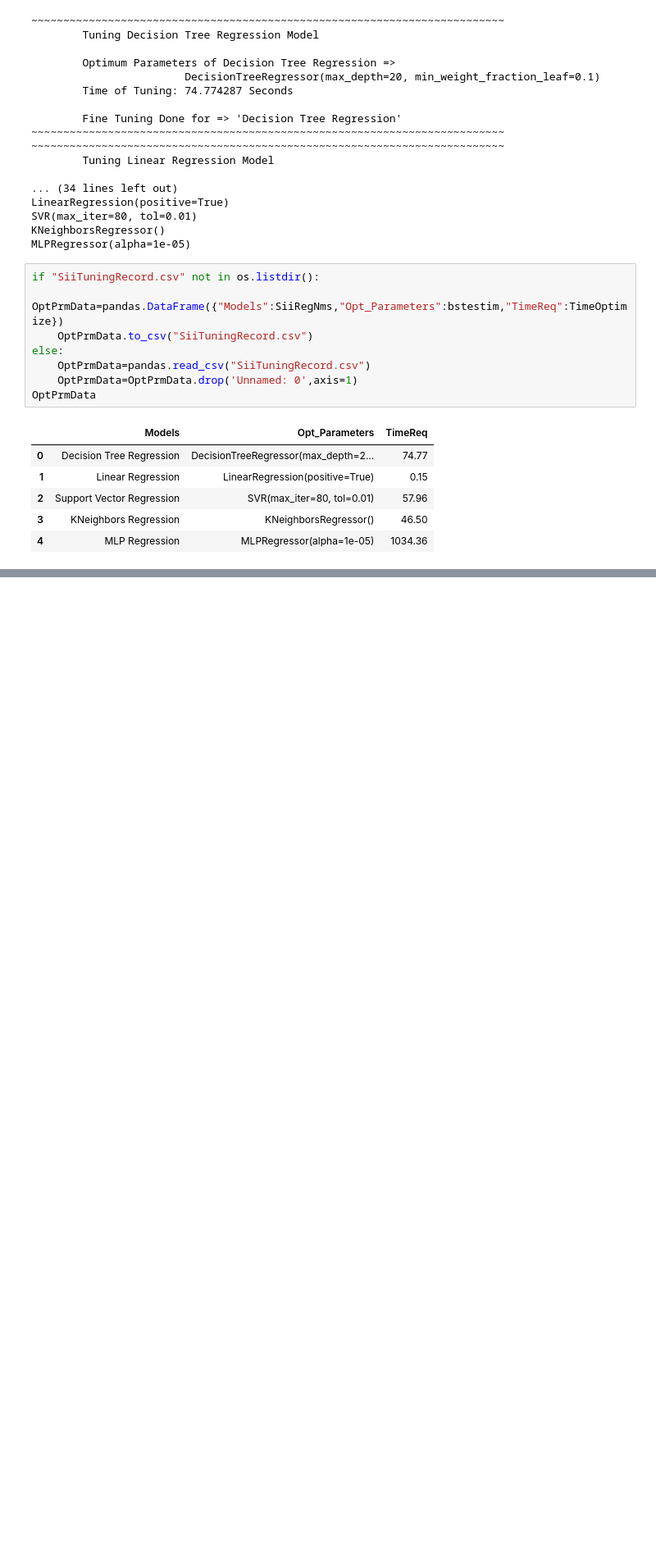
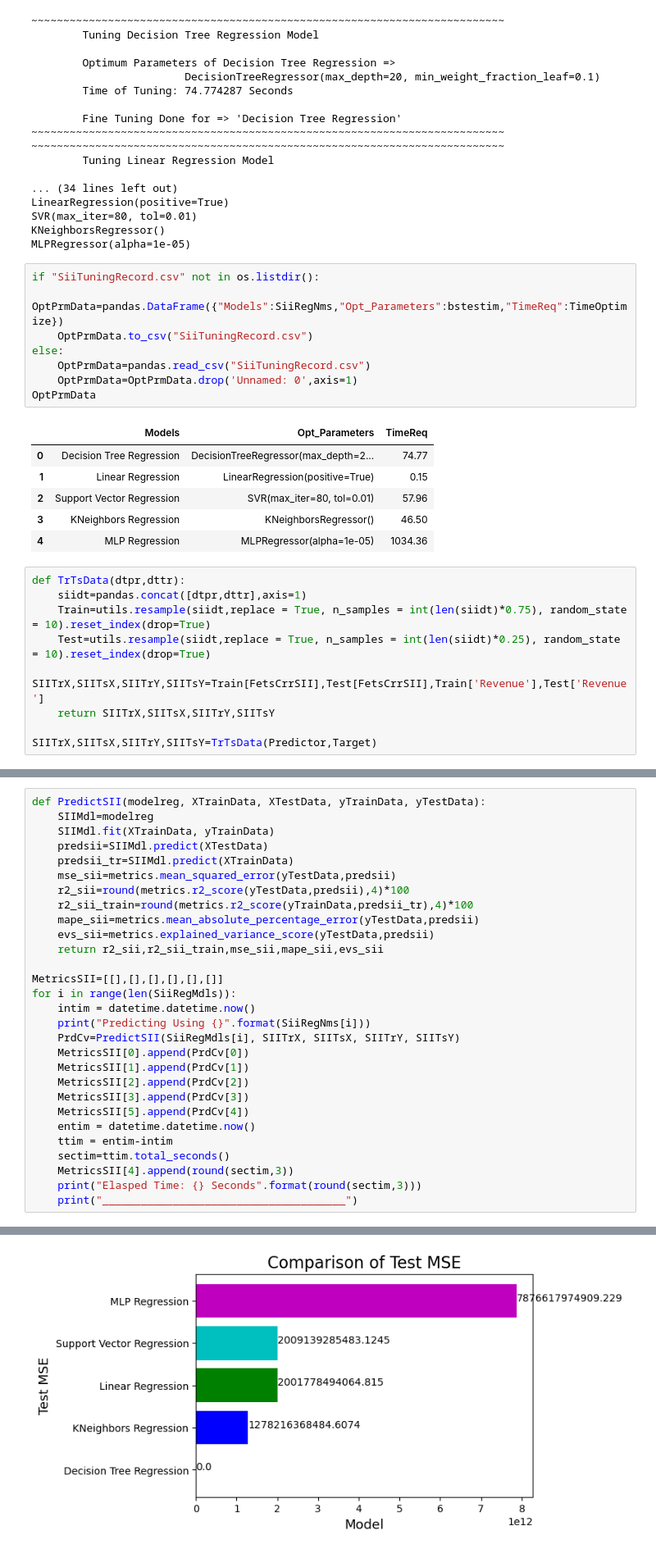
Before and after one commit to manojorugonda/Utilizing-Machine-Learning-for-Predicting-Investment-Trends-in-Startup-Ventures, a Jupyter notebook: Utilizing Machine Learning for Predicting Investment Trends in Startup Ventures (3).ipynb, the cells around one changed output, grey strips where cells are left out. Shown at 82% size. Saved outputs shown, nothing was run; the diff lists cells and outputs as text; blank space fills up the shorter version.

```diff
--- a/Utilizing Machine Learning for Predicting Investment Trends in Startup Ventures (3).ipynb
+++ b/Utilizing Machine Learning for Predicting Investment Trends in Startup Ventures (3).ipynb
@@ -409,3 +409,12 @@ OptPrmData
 | 2 | Support Vector Regression | SVR(max_iter=80, tol=0.01) | 57.96 |
 | 3 | KNeighbors Regression | KNeighborsRegressor() | 46.50 |
 | 4 | MLP Regression | MLPRegressor(alpha=1e-05) | 1034.36 |
+# %%
+def TrTsData(dtpr,dttr):
+    siidt=pandas.concat([dtpr,dttr],axis=1)
+    Train=utils.resample(siidt,replace = True, n_samples = int(len(siidt)*0.75), random_state = 10).reset_index(drop=True)
+    Test=utils.resample(siidt,replace = True, n_samples = int(len(siidt)*0.25), random_state = 10).reset_index(drop=True)
+    SIITrX,SIITsX,SIITrY,SIITsY=Train[FetsCrrSII],Test[FetsCrrSII],Train['Revenue'],Test['Revenue']
+    return SIITrX,SIITsX,SIITrY,SIITsY
+
+SIITrX,SIITsX,SIITrY,SIITsY=TrTsData(Predictor,Target)
@@ -411,0 +425,30 @@ OptPrmData
+# %%
+def PredictSII(modelreg, XTrainData, XTestData, yTrainData, yTestData):
+    SIIMdl=modelreg
+    SIIMdl.fit(XTrainData, yTrainData)
+    predsii=SIIMdl.predict(XTestData)
+    predsii_tr=SIIMdl.predict(XTrainData)
+    mse_sii=metrics.mean_squared_error(yTestData,predsii)
+    r2_sii=round(metrics.r2_score(yTestData,predsii),4)*100
+    r2_sii_train=round(metrics.r2_score(yTrainData,predsii_tr),4)*100
+    mape_sii=metrics.mean_absolute_percentage_error(yTestData,predsii)
+    evs_sii=metrics.explained_variance_score(yTestData,predsii)
+    return r2_sii,r2_sii_train,mse_sii,mape_sii,evs_sii
+
+MetricsSII=[[],[],[],[],[],[]]
+for i in range(len(SiiRegMdls)):
+    intim = datetime.datetime.now()
+    print("Predicting Using {}".format(SiiRegNms[i]))
+    PrdCv=PredictSII(SiiRegMdls[i], SIITrX, SIITsX, SIITrY, SIITsY)
+    MetricsSII[0].append(PrdCv[0])
+    MetricsSII[1].append(PrdCv[1])
+    MetricsSII[2].append(PrdCv[2])
+    MetricsSII[3].append(PrdCv[3])
+    MetricsSII[5].append(PrdCv[4])
+    entim = datetime.datetime.now()
+    ttim = entim-intim
+    sectim=ttim.total_seconds()
+    MetricsSII[4].append(round(sectim,3))
+    print("Elasped Time: {} Seconds".format(round(sectim,3)))
+    print("______________________________________")
+# %% [output]
@@ -411,0 +470 @@ OptPrmData
+[figure, added]
```
Also changed, not shown: parts of 5 cells of this notebook.
